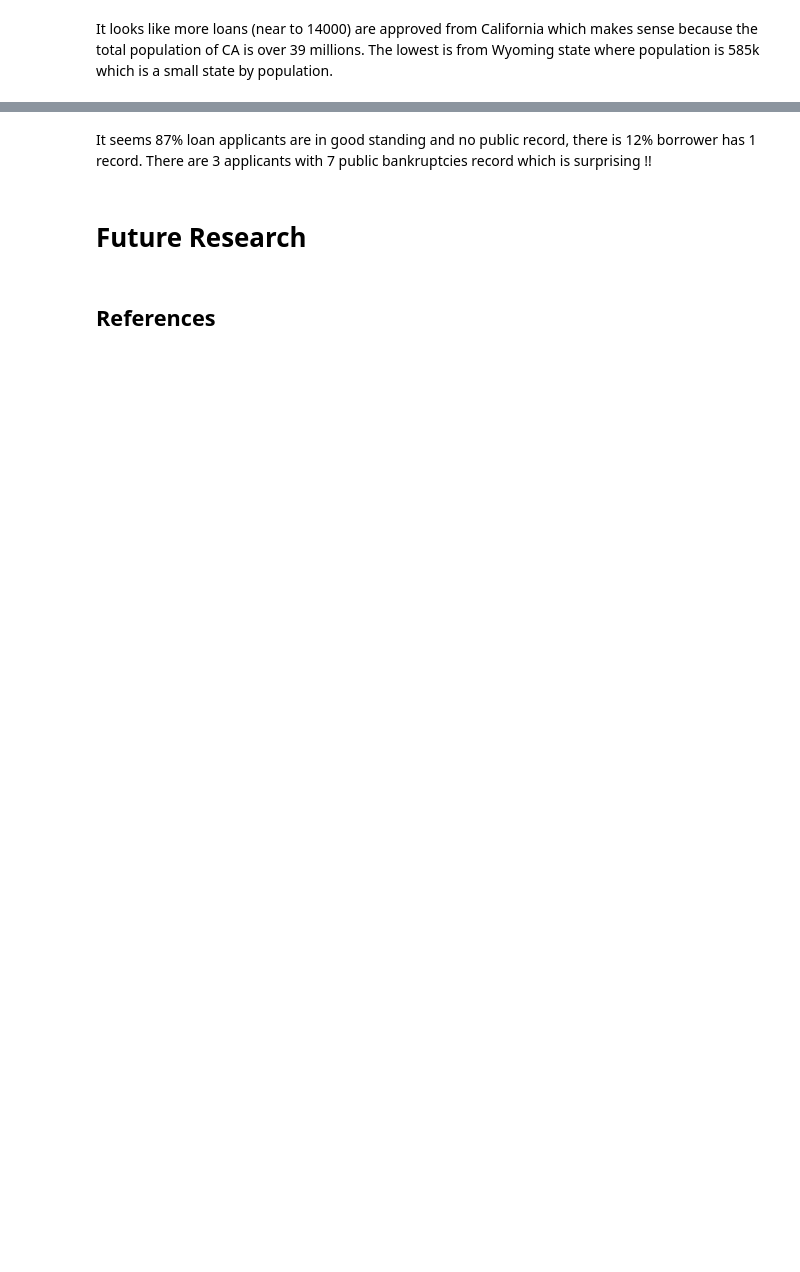
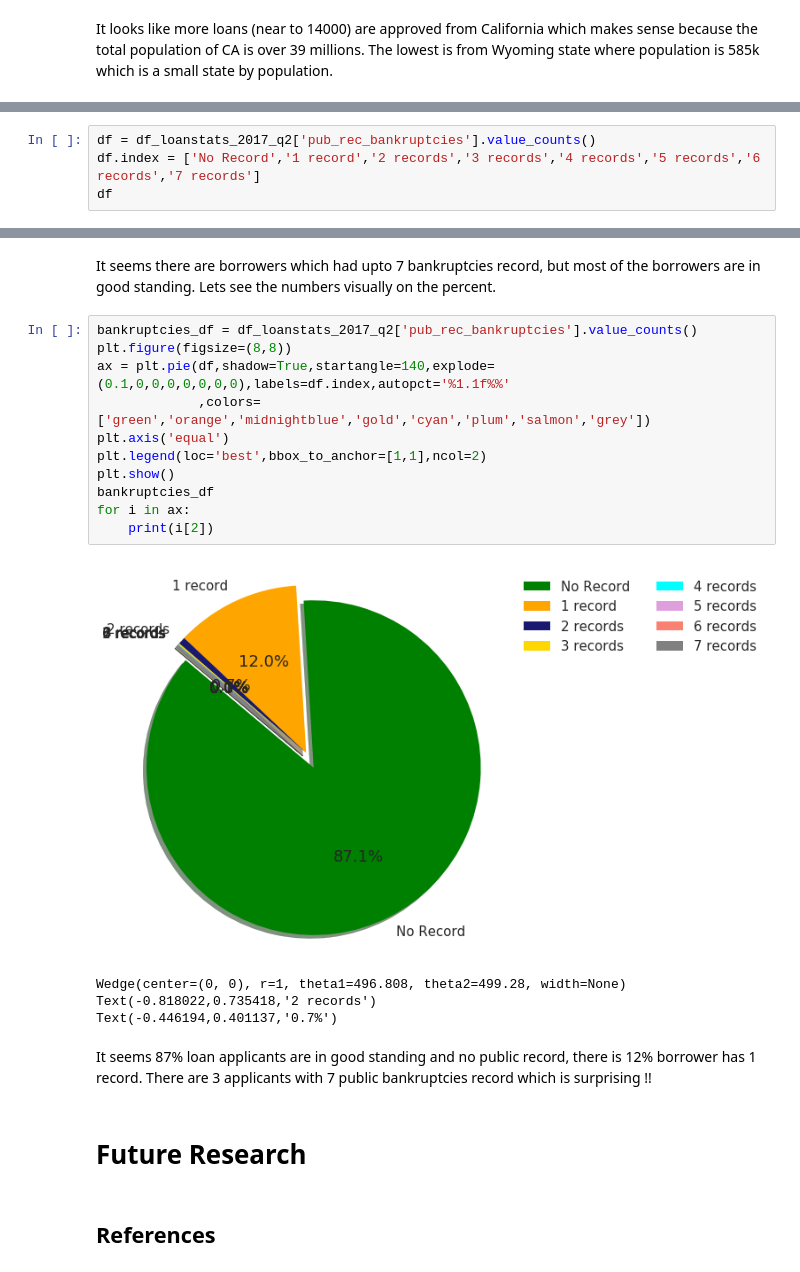
Before and after one commit to sujittripathy/DataScienceBootCampPrep, a Jupyter notebook: Capstone/Capstone.ipynb, the cells around one changed output, grey strips where cells are left out. Saved outputs shown, nothing was run; the diff lists cells and outputs as text; blank space fills up the shorter version.

```diff
--- a/Capstone/Capstone.ipynb
+++ b/Capstone/Capstone.ipynb
@@ -302,0 +353,4 @@ iplot([Pie(values = df_loanstats_2017_q2['pub_rec_bankruptcies'].value_counts().
+# %%
+df = df_loanstats_2017_q2['pub_rec_bankruptcies'].value_counts()
+df.index = ['No Record','1 record','2 records','3 records','4 records','5 records','6 records','7 records']
+df
@@ -303,3 +367,21 @@ iplot([Pie(values = df_loanstats_2017_q2['pub_rec_bankruptcies'].value_counts().
+# %% [markdown]
+It seems there are borrowers which had upto 7 bankruptcies record, but most of the borrowers are in good standing. Lets see the numbers visually on the percent.
+# %%
+bankruptcies_df = df_loanstats_2017_q2['pub_rec_bankruptcies'].value_counts()
+plt.figure(figsize=(8,8))
+ax = plt.pie(df,shadow=True,startangle=140,explode=(0.1,0,0,0,0,0,0,0),labels=df.index,autopct='%1.1f%%'
+             ,colors=['green','orange','midnightblue','gold','cyan','plum','salmon','grey'])
+plt.axis('equal')
+plt.legend(loc='best',bbox_to_anchor=[1,1],ncol=2)
+plt.show()
+bankruptcies_df
+for i in ax:
+    print(i[2])
+# %% [output]
+[figure, added]
+Wedge(center=(0, 0), r=1, theta1=496.808, theta2=499.28, width=None)
+Text(-0.818022,0.735418,'2 records')
+Text(-0.446194,0.401137,'0.7%')
 # %% [markdown]
 It seems 87% loan applicants are in good standing and no public record, there is 12% borrower has 1 record. There are 3 applicants with 7 public bankruptcies record which is surprising !!
 # %% [markdown]
```
Also changed, not shown: parts of 19 cells of this notebook.
